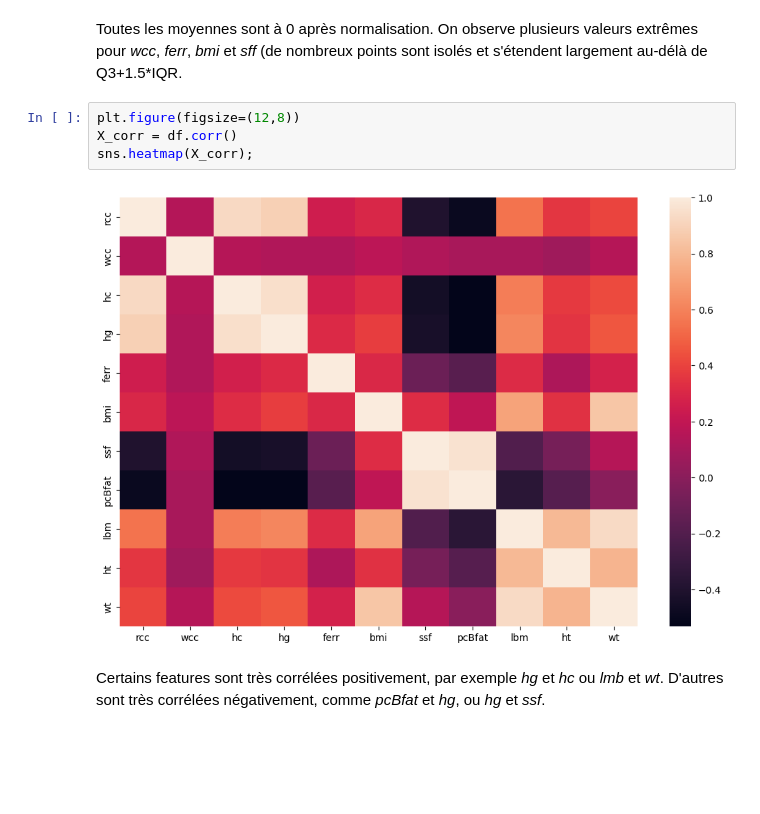
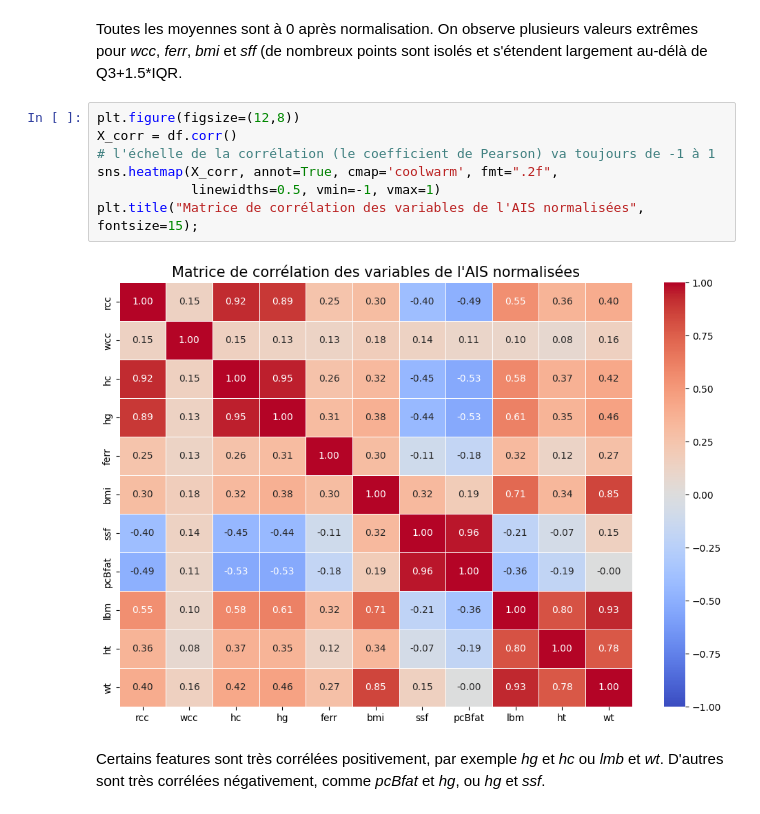
Before and after one commit to nathansourdrille/machine-learning, a Jupyter notebook: Data_Visualization/TP3.ipynb, the cells around one changed output. Drawn from its saved outputs; the diff is of its cells as text; blank space fills up the shorter version.

```diff
--- a/Data_Visualization/TP3.ipynb
+++ b/Data_Visualization/TP3.ipynb
@@ -84,9 +86,12 @@ Toutes les moyennes sont à 0 après normalisation. On observe plusieurs valeurs
 # %%
 plt.figure(figsize=(12,8))
 X_corr = df.corr()
-sns.heatmap(X_corr);
+# l'échelle de la corrélation (le coefficient de Pearson) va toujours de -1 à 1
+sns.heatmap(X_corr, annot=True, cmap='coolwarm', fmt=".2f",
+            linewidths=0.5, vmin=-1, vmax=1)
+plt.title("Matrice de corrélation des variables de l'AIS normalisées", fontsize=15);
 # %% [output]
-[figure, old version]
+[figure, new version]
 # %% [markdown]
 Certains features sont très corrélées positivement, par exemple *hg* et *hc* ou *lmb* et *wt*. D'autres sont très corrélées négativement, comme *pcBfat* et *hg*, ou *hg* et *ssf*.
 # %% [markdown]
```
Also changed, not shown: parts of 16 cells of this notebook, 1 other file.
